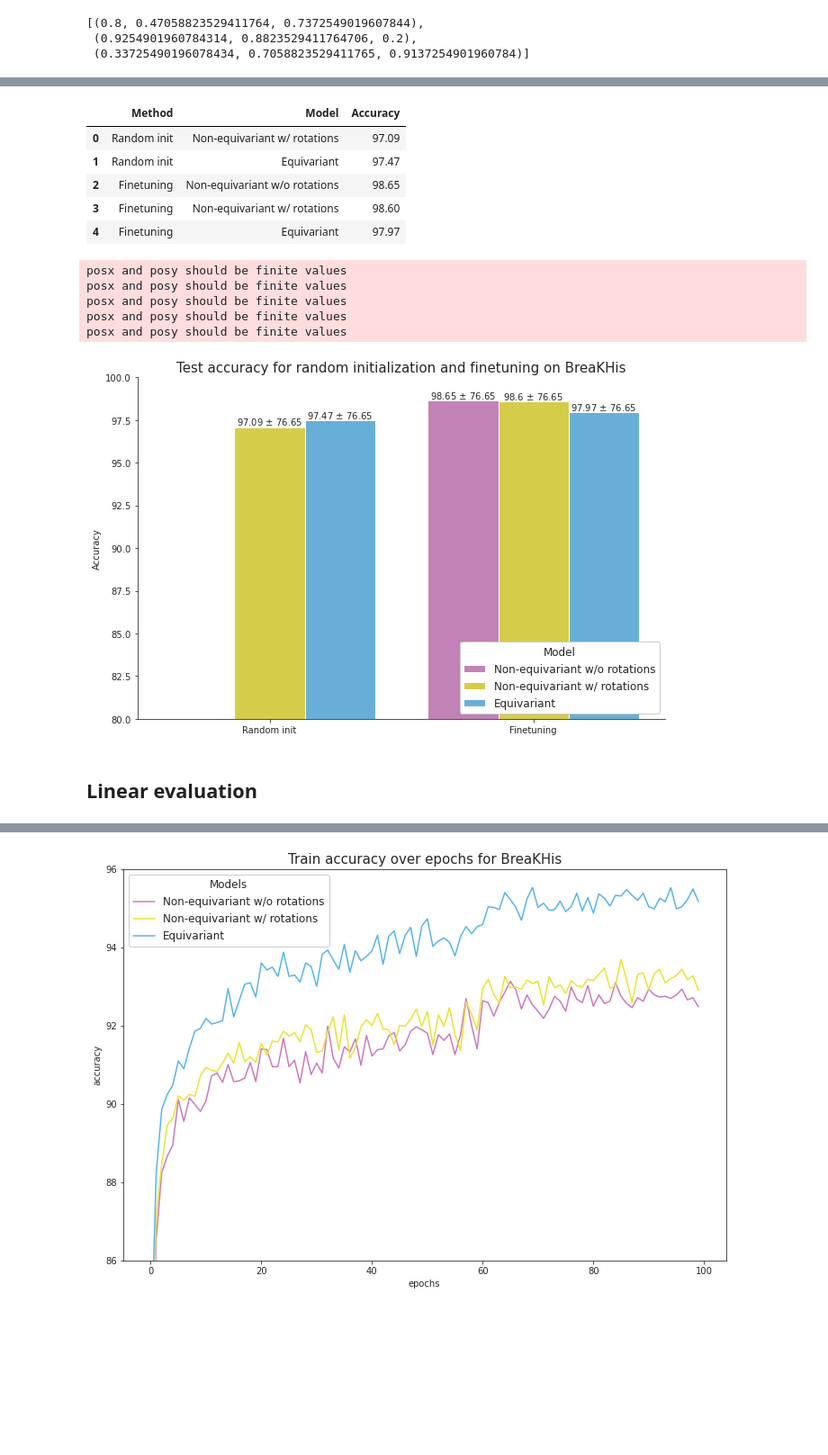
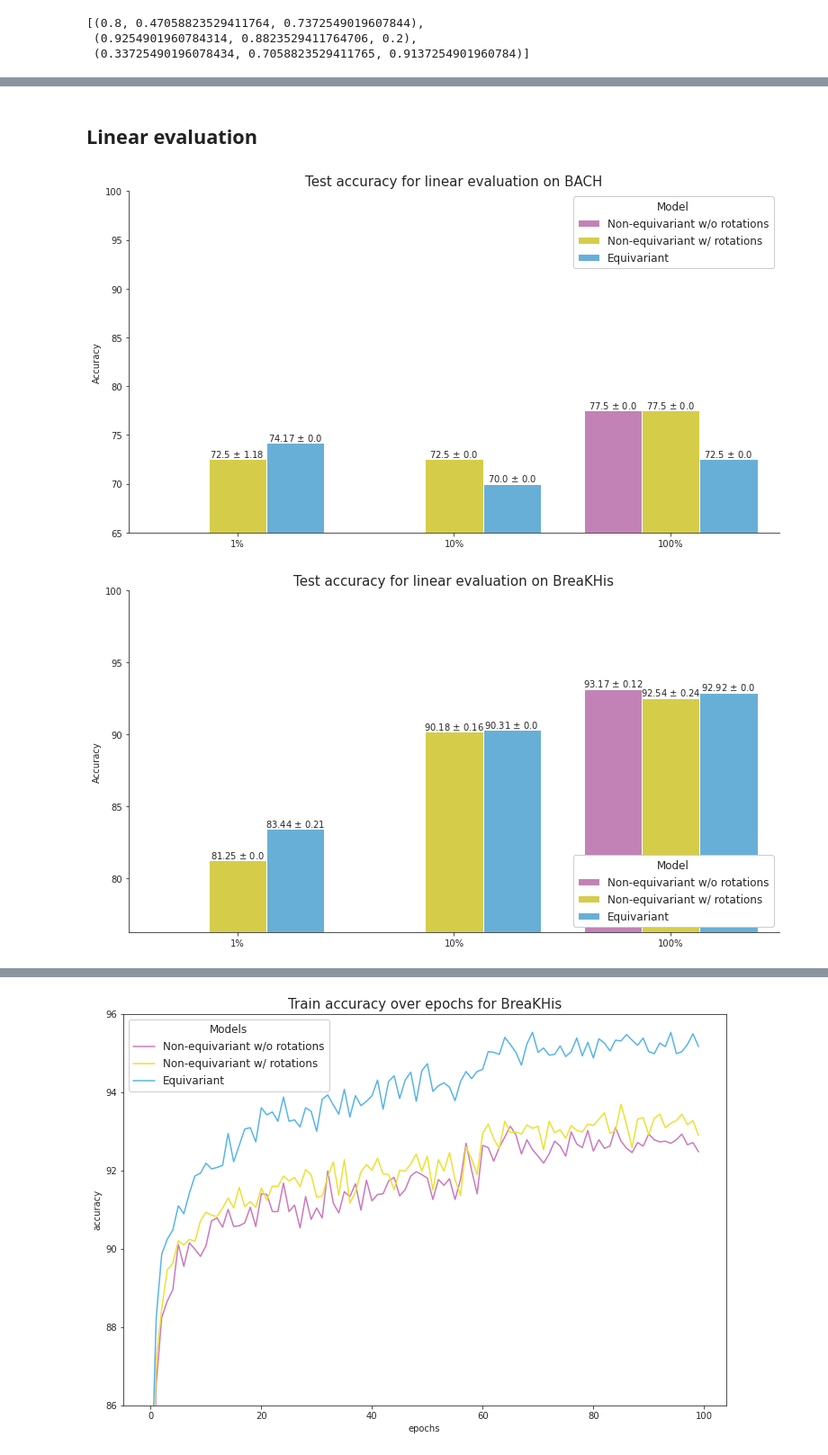
Before and after one commit to blazejdolicki/rissl, a Jupyter notebook: paper/Experiment plots.ipynb, the cells around one changed output, grey strips where cells are left out. Shown: that part at 90% size. Drawn from its saved outputs; the diff is of its cells as text; code cells hidden in the pictures; blank space fills up the shorter version.

```diff
--- a/paper/Experiment plots.ipynb
+++ b/paper/Experiment plots.ipynb
@@ -133,24 +135,2 @@ make_plot(rand_init_and_finetune_results, last_dataset, "upper right")
-# %%
-breakhis_results={"Method": ["Random init", "Random init", "Finetuning", "Finetuning", "Finetuning"],
-              "Model": ["Non-equivariant w/ rotations", "Equivariant", "Non-equivariant w/o rotations", "Non-equivariant w/ rotations", "Equivariant"],
-              "Accuracy": [97.09, 97.47, 98.65, 98.60, 97.97]}
-breakhis_results = pd.DataFrame(breakhis_results)
-breakhis_results
-# %% [output]
-|  | Method | Model | Accuracy |
-| 0 | Random init | Non-equivariant w/ rotations | 97.09 |
-| 1 | Random init | Equivariant | 97.47 |
-| 2 | Finetuning | Non-equivariant w/o rotations | 98.65 |
-| 3 | Finetuning | Non-equivariant w/ rotations | 98.60 |
-| 4 | Finetuning | Equivariant | 97.97 |
-# %%
-make_plot(breakhis_results, "BreaKHis", "lower right")
-# %% [output]
-posx and posy should be finite values
-posx and posy should be finite values
-posx and posy should be finite values
-posx and posy should be finite values
-posx and posy should be finite values
-[figure, removed]
 # %% [markdown]
 ## Linear evaluation
@@ -156,0 +158,32 @@ posx and posy should be finite values
+# %%
+metric = "acc"
+last_dataset = "BACH"
+linear_results={"Method": ["1%", "1%", "10%", "10%", "100%", "100%", "100%"],
+                                "Model": ["Non-equivariant w/ rotations", "Equivariant", "Non-equivariant w/ rotations", "Equivariant", "Non-equivariant w/o rotations", "Non-equivariant w/ rotations", "Equivariant"],
+                                "Accuracy": [],
+                                "Standard deviation":[]}
+for log_dir, dataset in linear_log_dirs:
+    if dataset != last_dataset:
+        linear_results = pd.DataFrame(linear_results)
+        make_plot_linear(linear_results, last_dataset, "upper right" if last_dataset != "BreaKHis" else "lower right")
+        linear_results={"Method": ["1%", "1%", "10%", "10%", "100%", "100%", "100%"],
+                                        "Model": ["Non-equivariant w/ rotations", "Equivariant", "Non-equivariant w/ rotations", "Equivariant", "Non-equivariant w/o rotations", "Non-equivariant w/ rotations", "Equivariant"],
+                                        "Accuracy": [],
+                                        "Standard deviation":[]}
+
+    if "json" in log_dir:
+        with open(log_dir) as json_file:
+            avg_results = json.load(json_file)
+    else:
+        with open(os.path.join(log_dir, "avg_seed_all_results.json")) as json_file:
+            avg_results = json.load(json_file)
+
+    linear_results["Accuracy"].append(np.round(avg_results["test"]["avg_"+metric],2))
+    linear_results["Standard deviation"].append(np.round(avg_results["test"]["std_"+metric], 2))
+    last_dataset = dataset
+
+linear_results = pd.DataFrame(linear_results)
+make_plot_linear(linear_results, last_dataset, "upper right")
+# %% [output]
+[figure, added]
+[figure, added]
```
Also changed, not shown: parts of 7 cells of this notebook, 9 other files.
